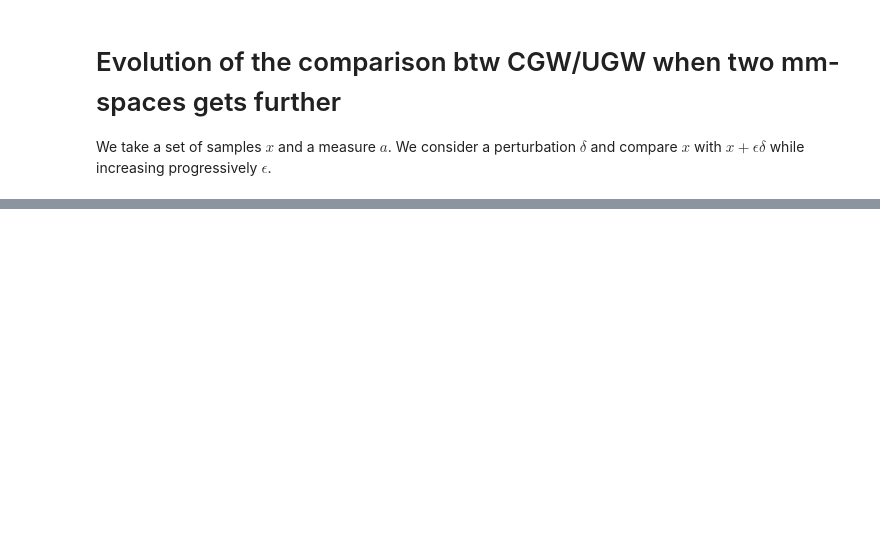
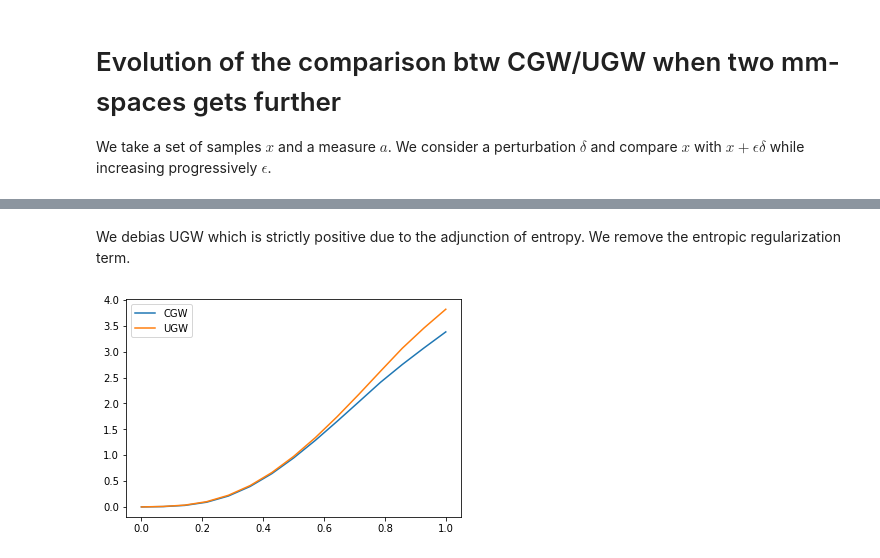
Before and after one commit to thibsej/unbalanced_gromov_wasserstein, a Jupyter notebook: conic/Conic-GW.ipynb, the cells around one changed output, grey strips where cells are left out. Saved outputs shown, nothing was run; the diff lists cells and outputs as text; code cells hidden in the pictures; blank space fills up the shorter version.

```diff
--- a/conic/Conic-GW.ipynb
+++ b/conic/Conic-GW.ipynb
@@ -198,7 +200,7 @@ We initialize the UGW solver. We consider a low level of entropy to approximate
 epsilon, tau = 0.01, 1.
 # solv = VanillaSinkhornSolver(nits_plan=1, nits_sinkhorn=300, gradient=False, tol_plan=1e-5, tol_sinkhorn=1e-5,
 #                              eps=epsilon, rho=float(tau))
-solv = BatchStableSinkhornSolver(nits_plan=1, nits_sinkhorn=300, gradient=False, tol_plan=1e-5, tol_sinkhorn=1e-5,
+solv = BatchStableSinkhornSolver(nits_plan=100, nits_sinkhorn=1000, gradient=False, tol_plan=1e-5, tol_sinkhorn=1e-5,
                              eps=epsilon, rho=float(tau))
 # %% [markdown]
 We define the solver which casts the numpy data to solve the UGW problem with pytorch.
@@ -234,5 +224,10 @@ def Solve_UGW(DX,DY,a,b,nruns=5,verbose=True):
 # %%
-cost, UGWcost = Solve_UGW(DX,DY,a,b,nruns,verbose=True)
+law = torch.distributions.exponential.Exponential(torch.tensor([1.0]))
+UGWcost = np.zeros(nruns)
+for kt in range(nruns):
+    pi0 = law.sample((n,m)).reshape((n,m))
+    pi0 = pi0/torch.sum(pi0)
+    UGWcost[kt] = Solve_UGW(DX,DY,a,b,pi0,verbose=True)
 print( str('UCG = ') + str(np.sort( UGWcost )) )
 print( str('CCG = ') + str(np.sort( CGWcost[-1,:] )) )
 # %% [output]
@@ -401,0 +439,10 @@ n,k,m,l =  (4, 10, 4, 10)
+# %% [markdown]
+We debias UGW which is strictly positive due to the adjunction of entropy. We remove the entropic regularization term.
+# %%
+# Plot results
+plt.plot(eps, val_cgw, label='CGW')
+plt.plot(eps, val_ugw - val_ugw[0], label='UGW')
+plt.legend()
+plt.show()
+# %% [output]
+[figure, added]
```
Also changed, not shown: parts of 11 cells of this notebook.
